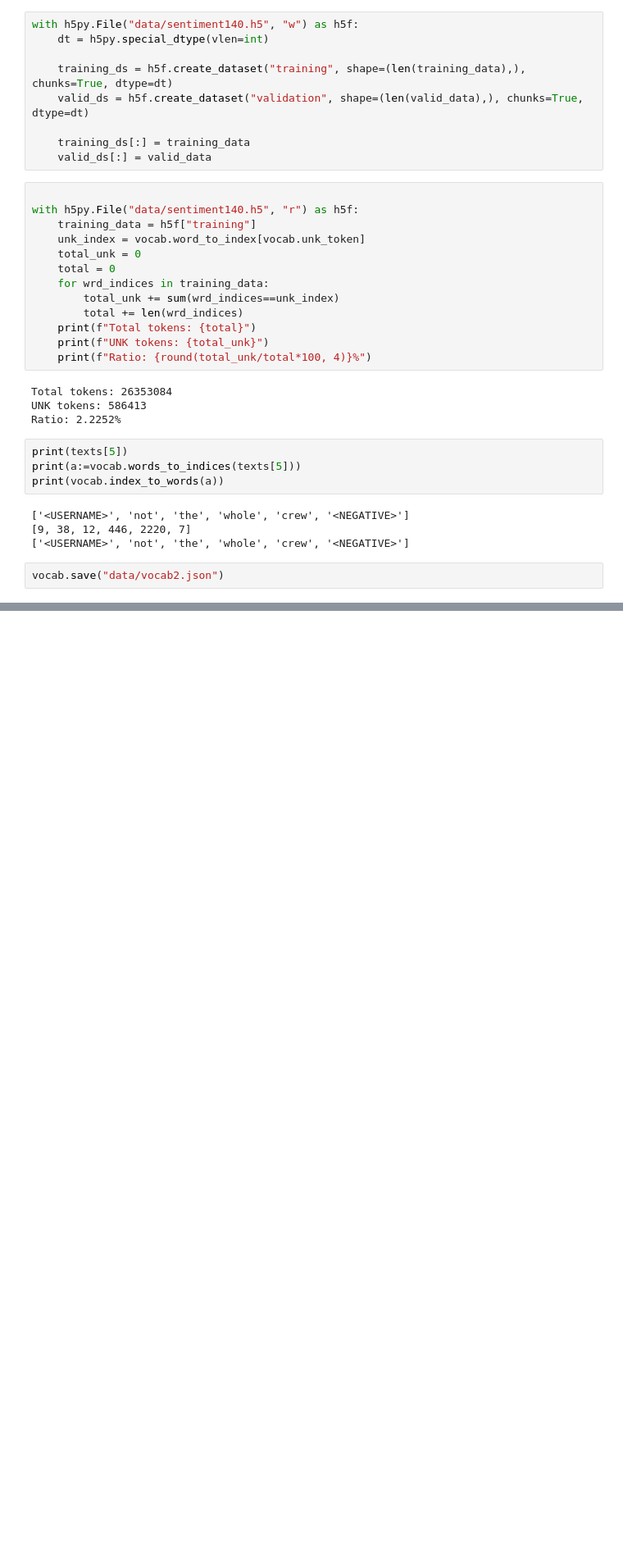
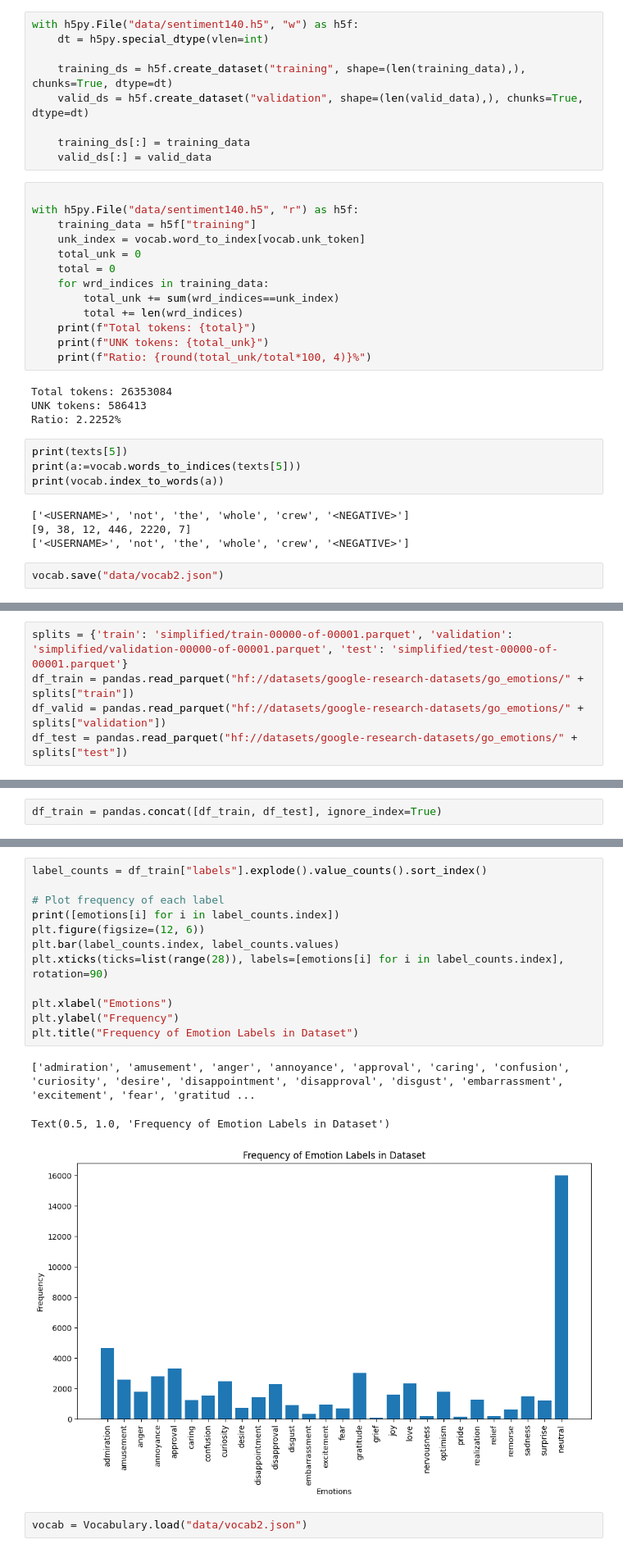
Before and after one commit to RaphaelNeubert/SemEval-2025, a Jupyter notebook: data_prep.ipynb, the cells around one changed output, grey strips where cells are left out. Shown at 82% size. Drawn from its saved outputs; the diff is of its cells as text; blank space fills up the shorter version.

Commit message:
prepare goemotion dataset

```diff
--- a/data_prep.ipynb
+++ b/data_prep.ipynb
@@ -239,0 +278,5 @@ vocab.save("data/vocab2.json")
+# %%
+splits = {'train': 'simplified/train-00000-of-00001.parquet', 'validation': 'simplified/validation-00000-of-00001.parquet', 'test': 'simplified/test-00000-of-00001.parquet'}
+df_train = pandas.read_parquet("hf://datasets/google-research-datasets/go_emotions/" + splits["train"])
+df_valid = pandas.read_parquet("hf://datasets/google-research-datasets/go_emotions/" + splits["validation"])
+df_test = pandas.read_parquet("hf://datasets/google-research-datasets/go_emotions/" + splits["test"])
@@ -239,0 +319,2 @@ vocab.save("data/vocab2.json")
+# %%
+df_train = pandas.concat([df_train, df_test], ignore_index=True)
@@ -239,0 +329,18 @@ vocab.save("data/vocab2.json")
+# %%
+label_counts = df_train["labels"].explode().value_counts().sort_index()
+
+# Plot frequency of each label
+print([emotions[i] for i in label_counts.index])
+plt.figure(figsize=(12, 6))
+plt.bar(label_counts.index, label_counts.values)
+plt.xticks(ticks=list(range(28)), labels=[emotions[i] for i in label_counts.index], rotation=90)
+
+plt.xlabel("Emotions")
+plt.ylabel("Frequency")
+plt.title("Frequency of Emotion Labels in Dataset")
+# %% [output]
+['admiration', 'amusement', 'anger', 'annoyance', 'approval', 'caring', 'confusion', 'curiosity', 'desire', 'disappointment', 'disapproval', 'disgust', 'embarrassment', 'excitement', 'fear', 'gratitud ...
+Text(0.5, 1.0, 'Frequency of Emotion Labels in Dataset')
+[figure, added]
+# %%
+vocab = Vocabulary.load("data/vocab2.json")
```
Also changed, not shown: parts of 18 cells of this notebook.
